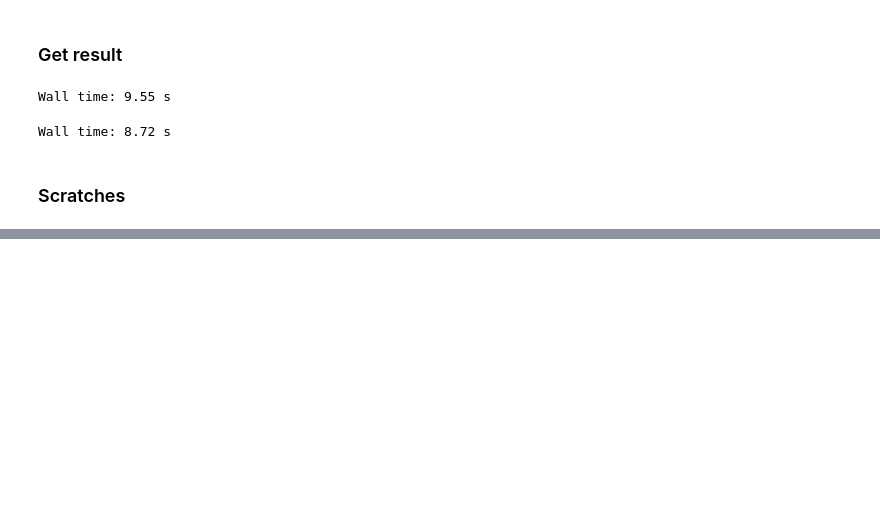
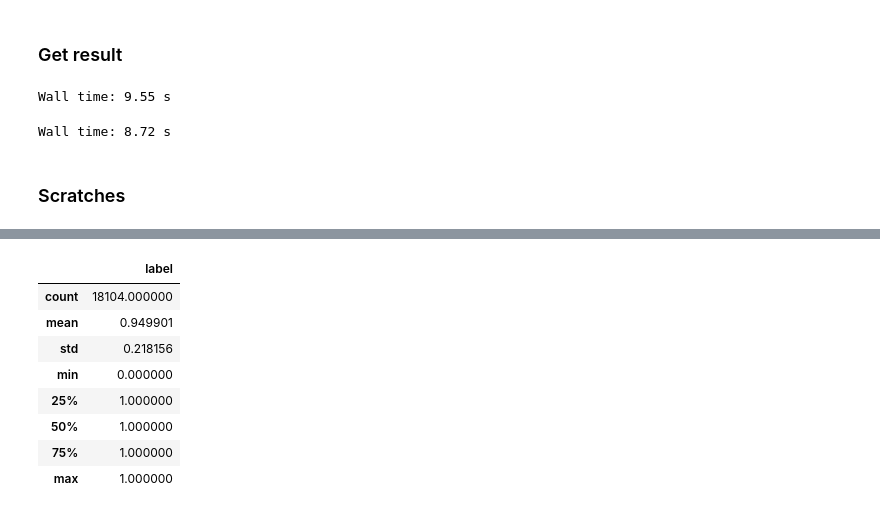
Before and after one commit to almaslov/idao2019, a Jupyter notebook: 05_scratches.ipynb, the cells around one changed output, grey strips where cells are left out. Cells and saved outputs as stored; diff of their text form; code cells hidden in the pictures; blank space fills up the shorter version.

```diff
--- a/05_scratches.ipynb
+++ b/05_scratches.ipynb
@@ -322,0 +409,12 @@ train[t_cols + dt_cols].head()
+# %%
+train.loc[(train.P < 6000.) & (train[hit_type_cols[0]] > 1) & (train[hit_type_cols[1]] > 1), ['label']].describe()
+# %% [output]
+|  | label |
+| count | 18104.000000 |
+| mean | 0.949901 |
+| std | 0.218156 |
+| min | 0.000000 |
+| 25% | 1.000000 |
+| 50% | 1.000000 |
+| 75% | 1.000000 |
+| max | 1.000000 |
```
Also changed, not shown: parts of 28 cells of this notebook, 3 other files.
